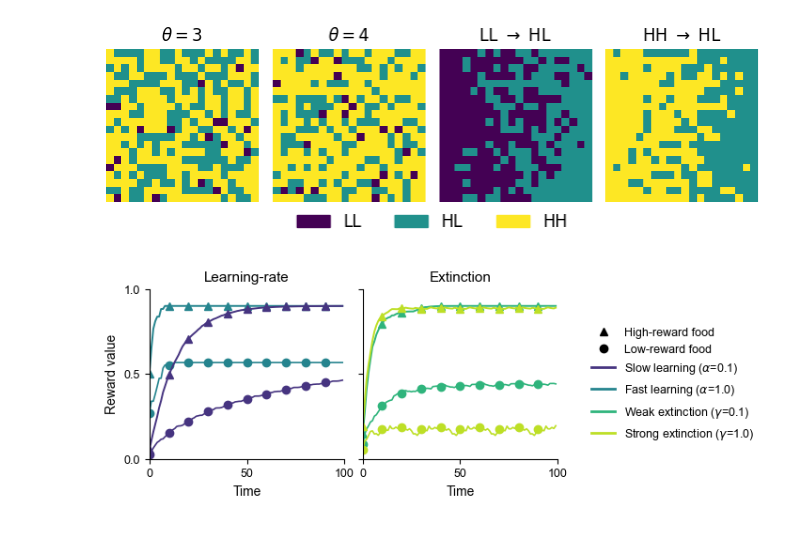
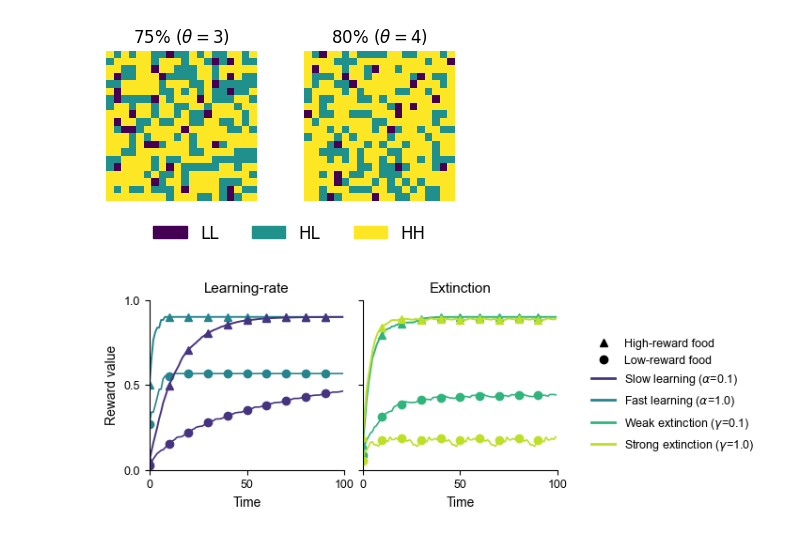
Before and after one commit to Kajijoo/abm, a Jupyter notebook: mesa_model/run.ipynb, the cells around one changed output. Cells and saved outputs as stored; diff of their text form; code cells hidden in the pictures.

```diff
--- a/new.ipynb
+++ b/mesa_model/run.ipynb
@@ -9,39 +9,39 @@ def plot_food_environments():
     envs = [
         LearningModel(N=0, width=20, height=20, distribute_patches='random', theta=3),
         LearningModel(N=0, width=20, height=20, distribute_patches='random', theta=4),
-        LearningModel(N=0, width=20, height=20, distribute_patches='gradient_l'),
-        LearningModel(N=0, width=20, height=20, distribute_patches='gradient_h'),
+        #LearningModel(N=0, width=20, height=20, distribute_patches='gradient_l'),
+        #LearningModel(N=0, width=20, height=20, distribute_patches='gradient_h'),
     ]
-    titles = [r"$\theta=3$", r"$\theta=4$", r"LL $\rightarrow$ HL", r"HH $\rightarrow$ HL"]
+    titles = [r"75% ($\theta=3$)", r"80% ($\theta=4$)"]#, r"LL $\rightarrow$ HL", r"HH $\rightarrow$ HL"]
 
-    fig, axes = plt.subplots(1, 4, figsize=(6.7, 2))  # JASSS single-column width
+    fig, axes = plt.subplots(1, 2, figsize=(5, 2.5))  # JASSS single-column width
     cmap = cm.viridis
     colors = [cmap(0/2), cmap(1/2), cmap(2/2)]  # discrete color samples
 
     for ax, model, title in zip(axes, envs, titles):
         data = model.grid.properties["patch_type"].data
         ax.imshow(data.T, cmap=cmap, vmin=0, vmax=2, origin="lower")
         ax.set_title(title, fontsize=12)
         ax.set_xticks([])
         ax.set_yticks([])
         ax.set_aspect("equal")
         for spine in ax.spines.values():
             spine.set_visible(False)
 
     # Legend patches (shared)
     legend_labels = ["LL", "HL", "HH"]
     patches = [mpatches.Patch(color=c, label=l) for c, l in zip(colors, legend_labels)]
     fig.legend(patches, legend_labels, loc="lower center", ncol=3, fontsize=12, frameon=False)
 
-    plt.tight_layout(pad=0.2, rect=[0, 0.2, 1, 1])  # leave space for legend
+    plt.tight_layout(pad=0.3, rect=[0, 0.2, 0.8, 0.9])  # leave space for legend
 
     plt.savefig("resub/plots/food_environments.png", dpi=600, bbox_inches='tight')
     plt.savefig("resub/plots/food_environments.pdf", dpi=600, bbox_inches='tight')
     plt.show()
 
 plot_food_environments()
 # %% [output]
-[figure, old version]
+[figure, new version]
 # %%
 import matplotlib.pyplot as plt
 import matplotlib as mpl
```
Also changed, not shown: 15 other files.
